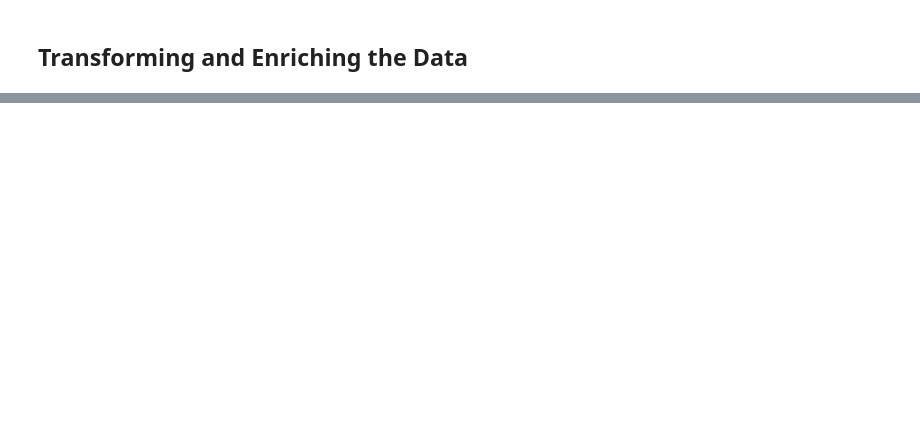
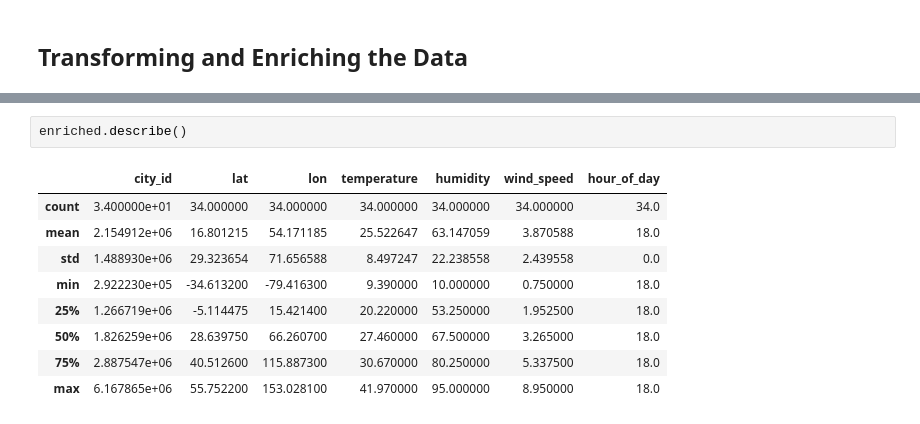
Before and after one commit to ridwandr/daily_weathers, a Jupyter notebook: notebook/owm_project.ipynb, the cells around one changed output, grey strips where cells are left out. Drawn from its saved outputs; the diff is of its cells as text; blank space fills up the shorter version.

```diff
--- a/notebook/owm_project.ipynb
+++ b/notebook/owm_project.ipynb
@@ -212,0 +255,12 @@ https://api.openweathermap.org/data/2.5/weather {'id': 1234567, 'appid': None, '
+# %%
+enriched.describe()
+# %% [output]
+|  | city_id | lat | lon | temperature | humidity | wind_speed | hour_of_day |
+| count | 3.400000e+01 | 34.000000 | 34.000000 | 34.000000 | 34.000000 | 34.000000 | 34.0 |
+| mean | 2.154912e+06 | 16.801215 | 54.171185 | 25.522647 | 63.147059 | 3.870588 | 18.0 |
+| std | 1.488930e+06 | 29.323654 | 71.656588 | 8.497247 | 22.238558 | 2.439558 | 0.0 |
+| min | 2.922230e+05 | -34.613200 | -79.416300 | 9.390000 | 10.000000 | 0.750000 | 18.0 |
+| 25% | 1.266719e+06 | -5.114475 | 15.421400 | 20.220000 | 53.250000 | 1.952500 | 18.0 |
+| 50% | 1.826259e+06 | 28.639750 | 66.260700 | 27.460000 | 67.500000 | 3.265000 | 18.0 |
+| 75% | 2.887547e+06 | 40.512600 | 115.887300 | 30.670000 | 80.250000 | 5.337500 | 18.0 |
+| max | 6.167865e+06 | 55.752200 | 153.028100 | 41.970000 | 95.000000 | 8.950000 | 18.0 |
```
Also changed, not shown: parts of 17 cells of this notebook.
